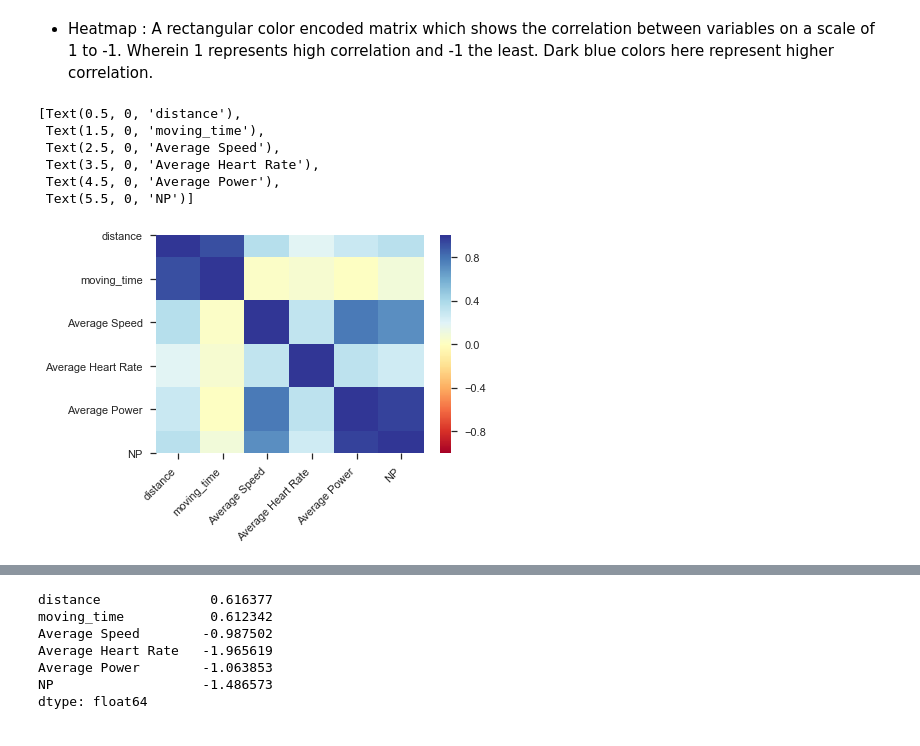
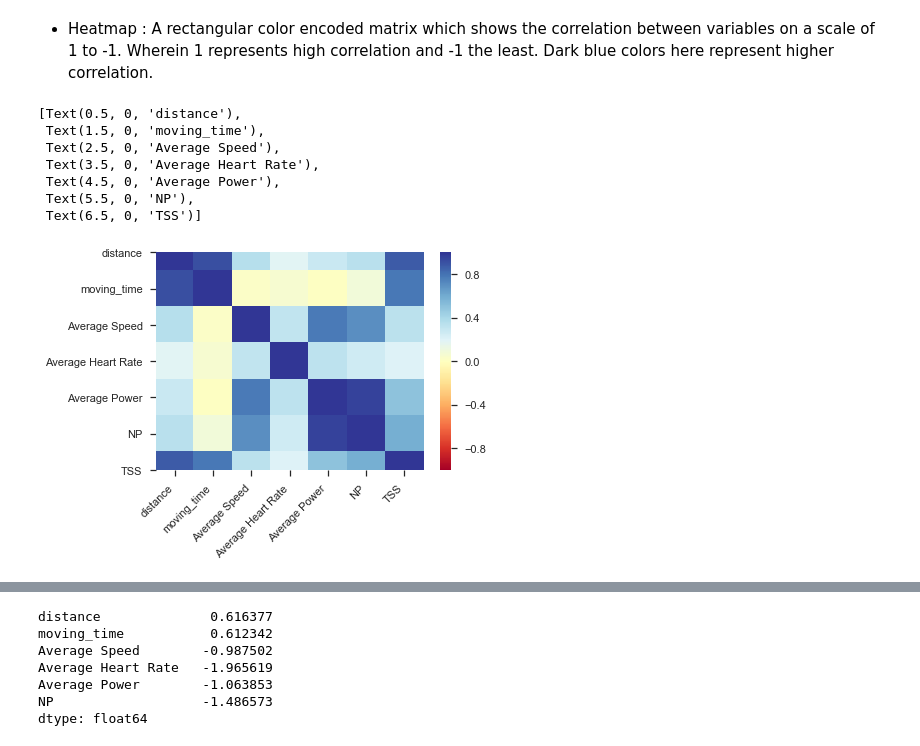
Before and after one commit to bhagyashreedhebe/Portfolios, a Jupyter notebook: Portfolio 1.ipynb, the cells around one changed output, grey strips where cells are left out. Cells and saved outputs as stored; diff of their text form; code cells hidden in the pictures.

```diff
--- a/Portfolio 1.ipynb
+++ b/Portfolio 1.ipynb
@@ -170,3 +170,8 @@ joined_df=(strava.join(cheetah, how='inner' ))
 joined_df.shape
 # %% [output]
 (243, 372)
+# %%
+joined_df = joined_df.copy()
+p = joined_df.index.values
+joined_df.insert( 0, column="Date",value = p)
+joined_df
@@ -247,16 +268,17 @@ joined_df['NP'].corr(joined_df['average_heartrate'])
 import seaborn as sns
 from pandas import DataFrame
 # %%
-indexes = joined_df[['distance','moving_time','Average Speed', 'Average Heart Rate','Average Power','NP', 'elevation_gain']]
+indexes = joined_df[['distance','moving_time','Average Speed', 'Average Heart Rate','Average Power','NP', 'elevation_gain', 'TSS']]
 # %%
-corr =indexes.corr(method='pearson')
+corr =indexes.corr()
 ax = sns.heatmap(corr, vmin = -1,vmax=1, cmap='RdYlBu')
 ax.set_xticklabels(ax.get_xticklabels(),rotation=45,horizontalalignment='right')
 # %% [output]
 [Text(0.5, 0, 'distance'),
  Text(1.5, 0, 'moving_time'),
  Text(2.5, 0, 'Average Speed'),
  Text(3.5, 0, 'Average Heart Rate'),
  Text(4.5, 0, 'Average Power'),
- Text(5.5, 0, 'NP')]
+ Text(5.5, 0, 'NP'),
+ Text(6.5, 0, 'TSS')]
-[figure, old version]
+[figure, new version]
```
Also changed, not shown: parts of 37 cells of this notebook, 1 other file.
